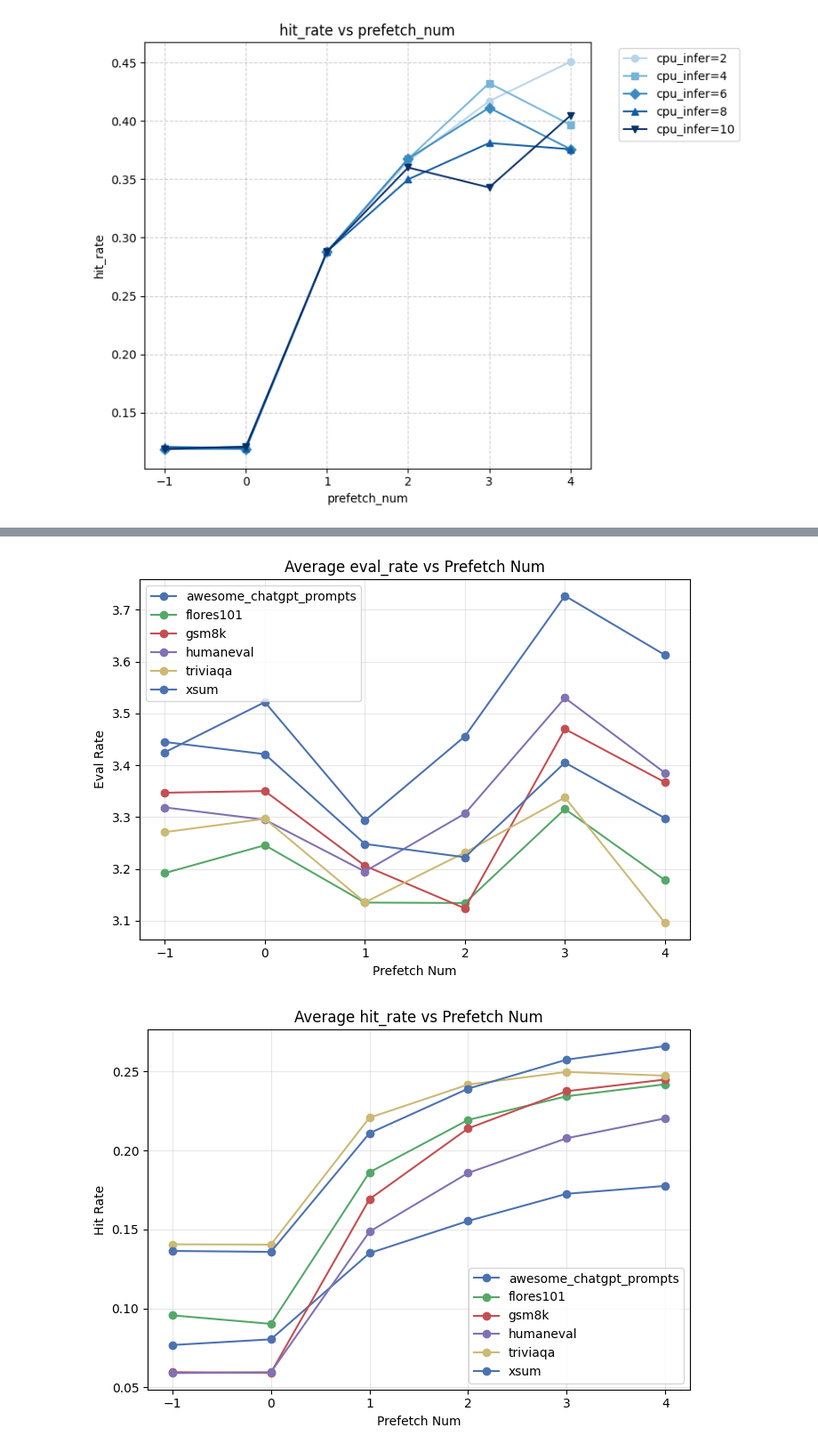
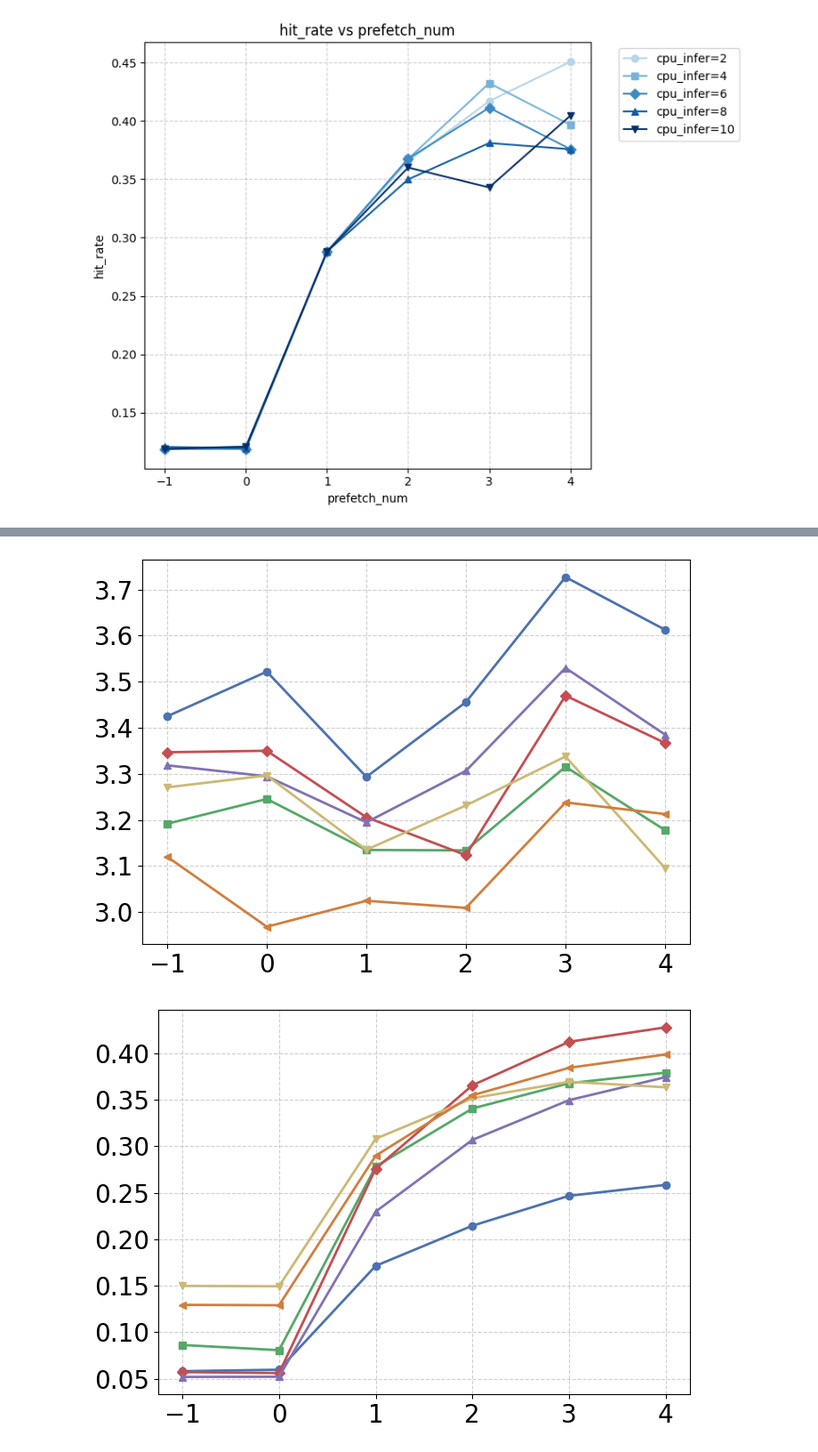
Before and after one commit to rzhang772/ktransformers, a Jupyter notebook: expirments/figures.ipynb, the cells around one changed output, grey strips where cells are left out. Shown: that part at 89% size. Cells and saved outputs as stored; diff of their text form; code cells hidden in the pictures.

Commit message:
4090results

```diff
--- a/expirments/figures.ipynb
+++ b/expirments/figures.ipynb
@@ -76,19 +216,0 @@ len(layer_results), len(token_results_0),len(token_results_29)
-# %%
-grouped = layer_results.groupby(['dataset_name', 'prefetch_num'])[['eval_rate', 'hit_rate', 'prefetch_hit_rate']].mean().reset_index()
-
-# ===== 3. 绘图 =====
-metrics = ['eval_rate', 'hit_rate', 'prefetch_hit_rate']
-colors = ['#4c72b0', '#55a868', '#c44e52', '#8172b3', '#ccb974']  # 柔和配色
-
-for metric in metrics:
-    plt.figure(figsize=(7, 5))
-    for i, (dataset, group) in enumerate(grouped.groupby('dataset_name')):
-        plt.plot(group['prefetch_num'], group[metric], marker='o', label=dataset, color=colors[i % len(colors)])
-
-    plt.title(f"Average {metric} vs Prefetch Num")
-    plt.xlabel("Prefetch Num")
-    plt.ylabel(metric.replace('_', ' ').title())
-    plt.legend()
-    plt.grid(alpha=0.3)
-    plt.tight_layout()
-    plt.show()
@@ -122,22 +330,39 @@ for metric in metrics:
 # %%
-grouped = token_results_29.groupby(['dataset_name', 'prefetch_num'])[['eval_rate', 'hit_rate', 'prefetch_hit_rate']].mean().reset_index()
+# token29_grouped = token_results_29.groupby(['dataset_name', 'prefetch_num'])[['eval_rate', 'hit_rate', 'prefetch_hit_rate']].mean().reset_index()
 
 # ===== 3. 绘图 =====
-metrics = ['eval_rate', 'hit_rate', 'prefetch_hit_rate']
-colors = ['#4c72b0', '#55a868', '#c44e52', '#8172b3', '#ccb974']  # 柔和配色
+metrics = ['eval_rate', 'prefetch_hit_rate']
+colors = ['#4c72b0', '#55a868', '#c44e52', '#8172b3', '#ccb974', '#d27e3d']  # 柔和配色
 
-for metric in metrics:
-    plt.figure(figsize=(7, 5))
-    for i, (dataset, group) in enumerate(grouped.groupby('dataset_name')):
-        plt.plot(group['prefetch_num'], group[metric], marker='o', label=dataset, color=colors[i % len(colors)])
+plt.figure(figsize=(7, 5))
+for i, (dataset, group) in enumerate(token29_grouped.groupby('dataset_name')):
+    plt.plot(group['prefetch_num'], group['eval_rate'], marker=markers[i % len(markers)], label=dataset, color=colors[i % len(colors)], linewidth=2)
 
-    plt.title(f"Average {metric} vs Prefetch Num")
-    plt.xlabel("Prefetch Num")
-    plt.ylabel(metric.replace('_', ' ').title())
-    plt.legend()
-    plt.grid(alpha=0.3)
-    plt.tight_layout()
-    plt.show()
+# plt.title(f"Average {metric} vs Prefetch Num")
+# plt.xlabel("Prefetch Expert Num", fontsize=24)
+# plt.ylabel("TPS", fontsize=24)
+# plt.legend()
+plt.xticks(fontsize=20)
+plt.yticks(fontsize=20)
+plt.grid(linestyle='--', alpha=0.6)
+plt.tight_layout()
+plt.savefig("token29_tps.pdf", bbox_inches='tight')
+plt.show()
+
+plt.figure(figsize=(7, 5))
+for i, (dataset, group) in enumerate(token29_grouped.groupby('dataset_name')):
+    plt.plot(group['prefetch_num'], group['prefetch_hit_rate'], marker=markers[i % len(markers)], label=dataset, color=colors[i % len(colors)], linewidth=2)
+
+# plt.title(f"Average {metric} vs Prefetch Num")
+# plt.xlabel("Prefetch Expert Num", fontsize=24)
+# plt.ylabel("Cache Hit Rate", fontsize=24)
+# plt.legend()
+plt.xticks(fontsize=20)
+plt.yticks(fontsize=20)
+plt.grid(linestyle='--', alpha=0.6)
+plt.tight_layout()
+plt.savefig("token29_hitrate.pdf", bbox_inches='tight')
+plt.show()
 # %% [output]
-[figure, old version]
+[figure, new version]
-[figure, old version]
+[figure, new version]
```
Also changed, not shown: parts of 9 cells of this notebook, 14 other files.
